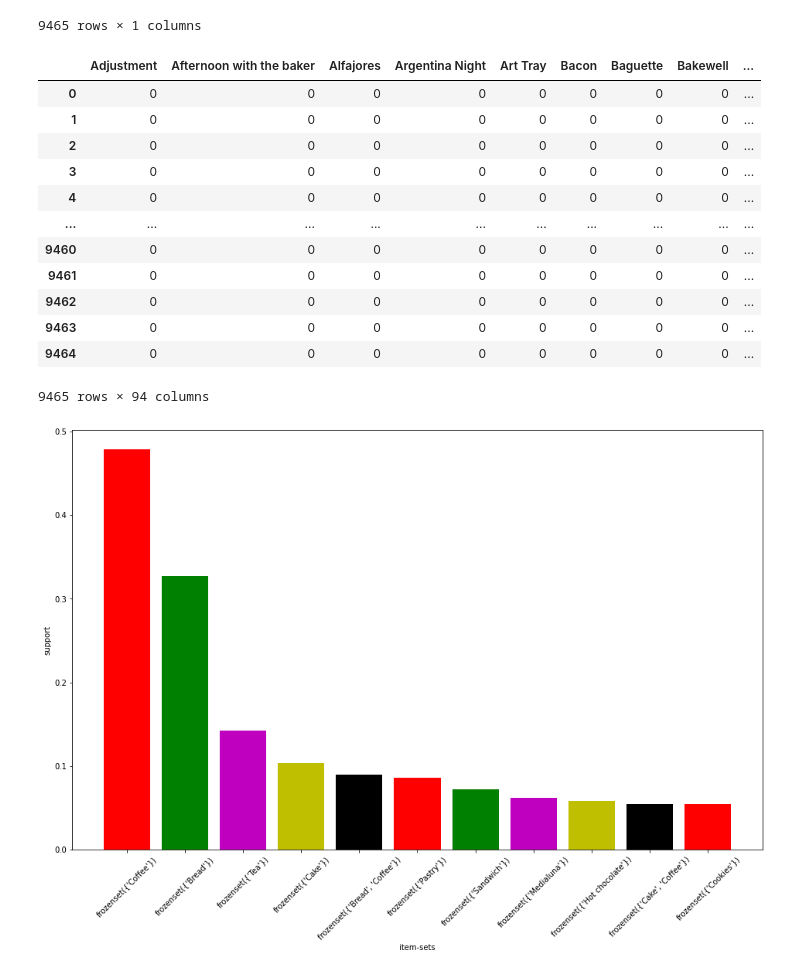
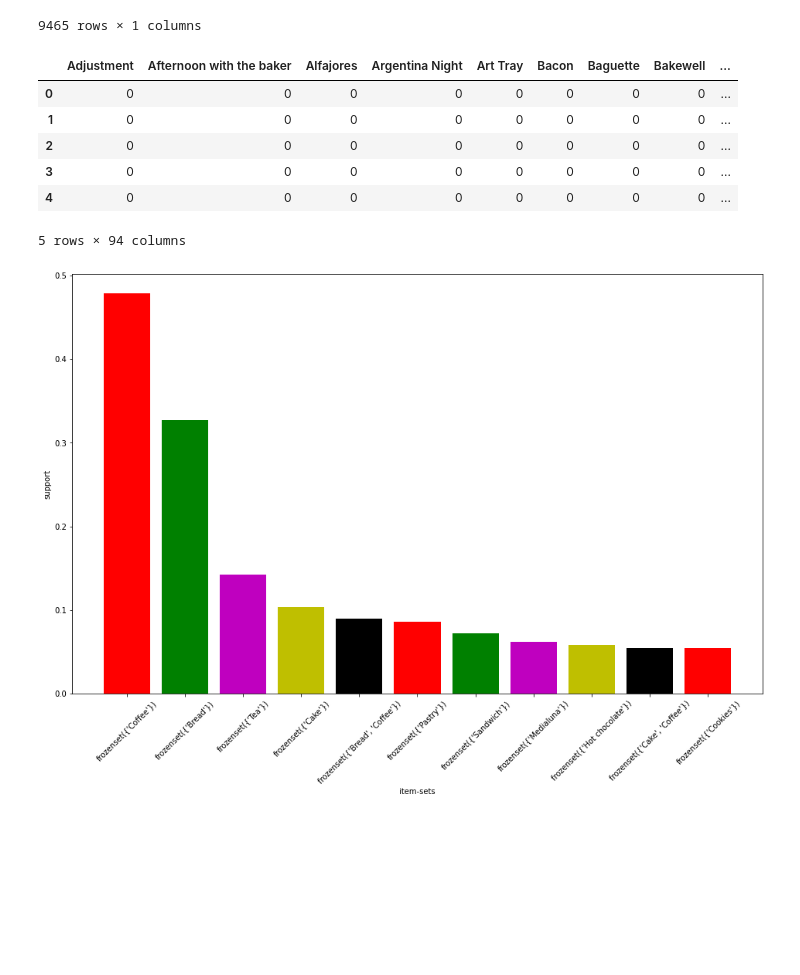
Before and after one commit to Blutronics/BakeryAssociationRule, a Jupyter notebook: bakery.ipynb, the cells around one changed output. Drawn from its saved outputs; the diff is of its cells as text; code cells hidden in the pictures; blank space fills up the shorter version.

```diff
--- a/bakery.ipynb
+++ b/bakery.ipynb
@@ -116,22 +116,17 @@ item_series
 # %%
 item_series.columns=["transactions"]
 # %%
-X=item_series["transactions"].str.join(sep='*').str.get_dummies(sep='*')
-X
+df_dummy=item_series["transactions"].str.join(sep='*').str.get_dummies(sep='*')
+dummy_copy=df_dummy
+dummy_copy.head()
 # %% [output]
 |  | Adjustment | Afternoon with the baker | Alfajores | Argentina Night | Art Tray | Bacon | Baguette | Bakewell | ... |
 | 0 | 0 | 0 | 0 | 0 | 0 | 0 | 0 | 0 | ... |
 | 1 | 0 | 0 | 0 | 0 | 0 | 0 | 0 | 0 | ... |
 | 2 | 0 | 0 | 0 | 0 | 0 | 0 | 0 | 0 | ... |
 | 3 | 0 | 0 | 0 | 0 | 0 | 0 | 0 | 0 | ... |
 | 4 | 0 | 0 | 0 | 0 | 0 | 0 | 0 | 0 | ... |
-| ... | ... | ... | ... | ... | ... | ... | ... | ... | ... |
-| 9460 | 0 | 0 | 0 | 0 | 0 | 0 | 0 | 0 | ... |
-| 9461 | 0 | 0 | 0 | 0 | 0 | 0 | 0 | 0 | ... |
-| 9462 | 0 | 0 | 0 | 0 | 0 | 0 | 0 | 0 | ... |
-| 9463 | 0 | 0 | 0 | 0 | 0 | 0 | 0 | 0 | ... |
-| 9464 | 0 | 0 | 0 | 0 | 0 | 0 | 0 | 0 | ... |
-9465 rows × 94 columns
+5 rows × 94 columns
 # %%
 from mlxtend.frequent_patterns import apriori, association_rules
 
```
Also changed, not shown: parts of 3 cells of this notebook.
